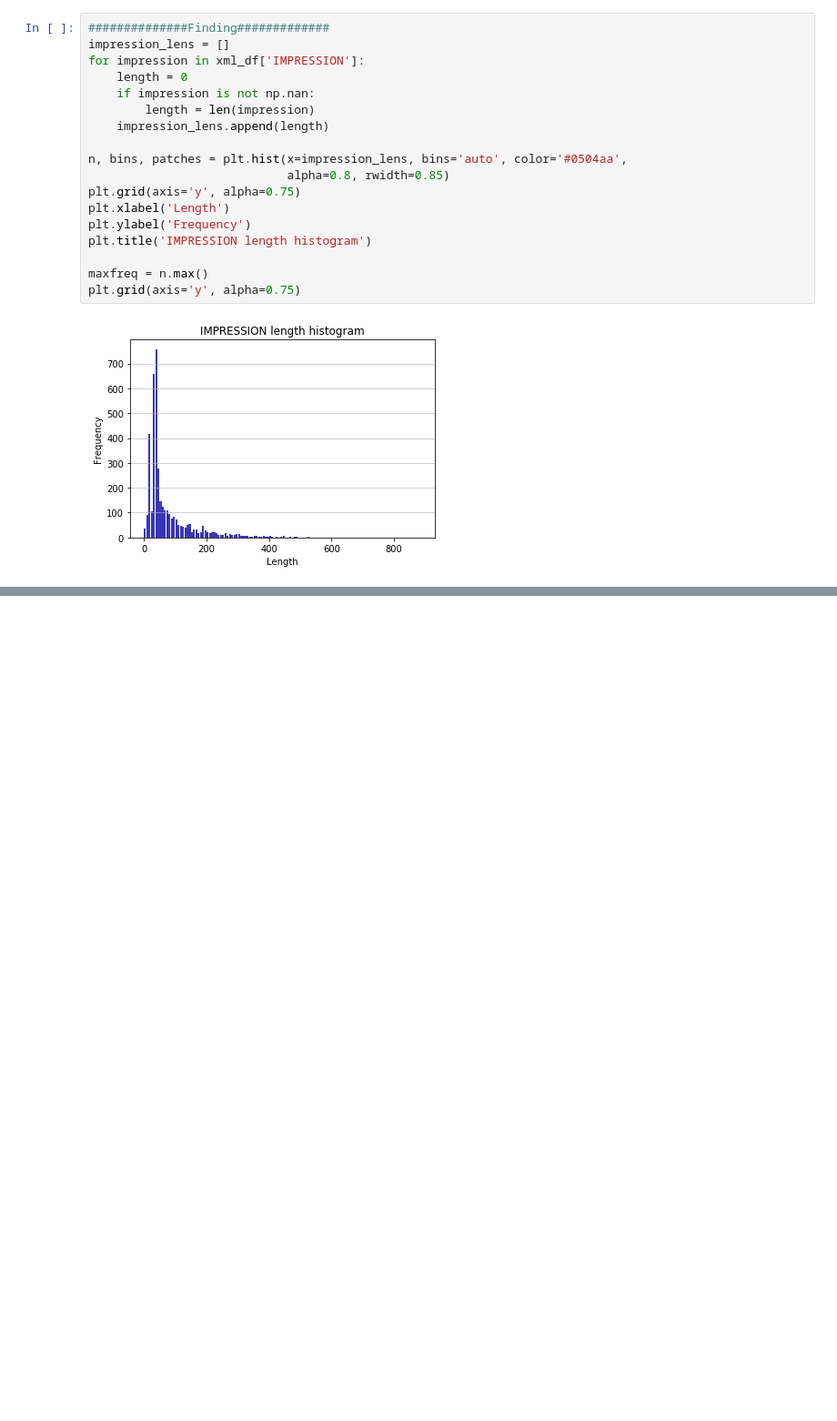
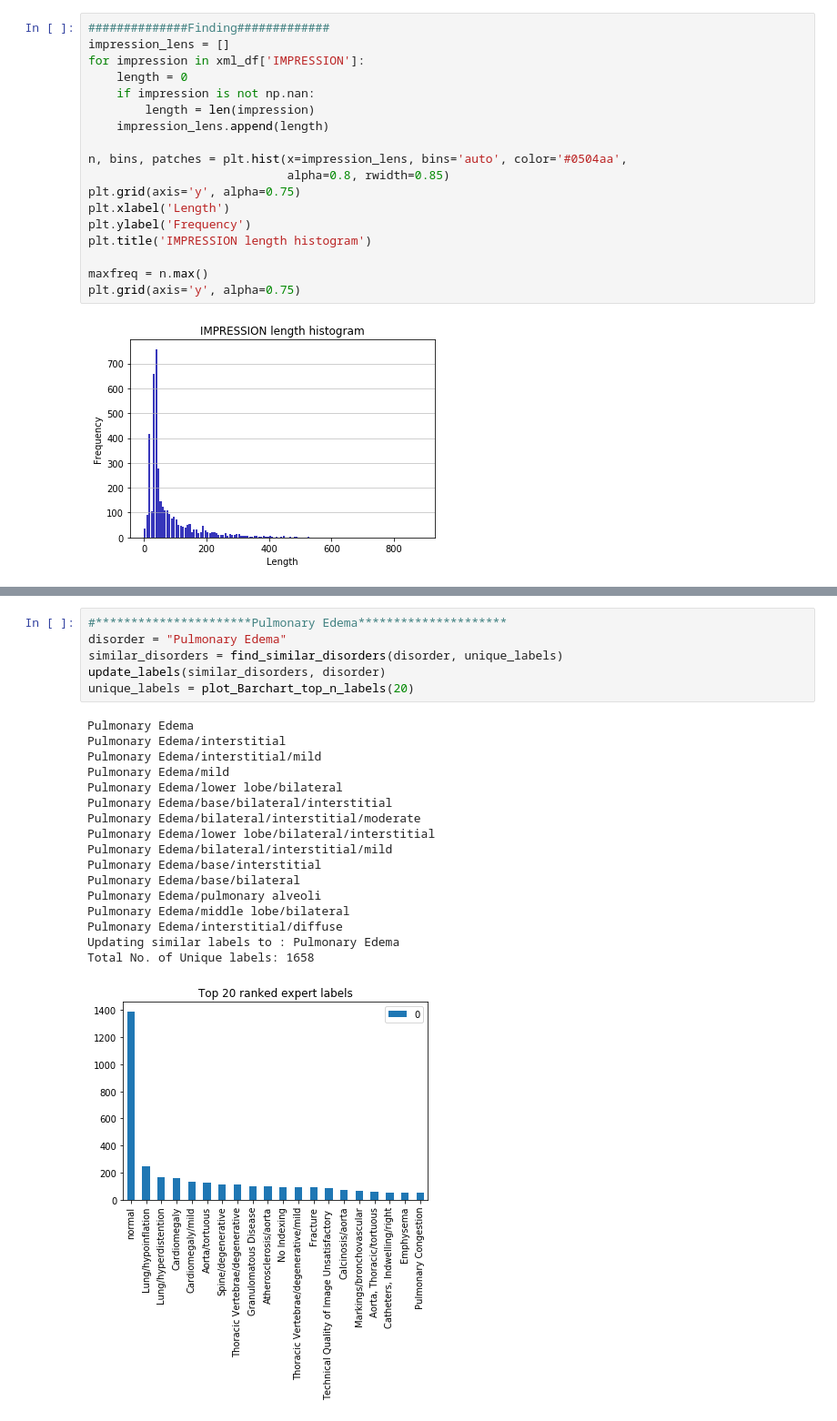
Before and after one commit to fatemerhmi/MTLV, a Jupyter notebook: OpenI_dataset_stats.ipynb, the cells around one changed output, grey strips where cells are left out. Shown at 91% size. Cells and saved outputs as stored; diff of their text form; blank space fills up the shorter version.

```diff
--- a/OpenI_dataset_stats.ipynb
+++ b/OpenI_dataset_stats.ipynb
@@ -238,0 +399,24 @@ df.plot(kind='bar', title = "Top 20 ranked expert labels")
+# %%
+#**********************Pulmonary Edema*********************
+disorder = "Pulmonary Edema"
+similar_disorders = find_similar_disorders(disorder, unique_labels)
+update_labels(similar_disorders, disorder)
+unique_labels = plot_Barchart_top_n_labels(20)
+# %% [output]
+Pulmonary Edema
+Pulmonary Edema/interstitial
+Pulmonary Edema/interstitial/mild
+Pulmonary Edema/mild
+Pulmonary Edema/lower lobe/bilateral
+Pulmonary Edema/base/bilateral/interstitial
+Pulmonary Edema/bilateral/interstitial/moderate
+Pulmonary Edema/lower lobe/bilateral/interstitial
+Pulmonary Edema/bilateral/interstitial/mild
+Pulmonary Edema/base/interstitial
+Pulmonary Edema/base/bilateral
+Pulmonary Edema/pulmonary alveoli
+Pulmonary Edema/middle lobe/bilateral
+Pulmonary Edema/interstitial/diffuse
+Updating similar labels to : Pulmonary Edema
+Total No. of Unique labels: 1658
+[figure, added]
```
Also changed, not shown: parts of 25 cells of this notebook.
